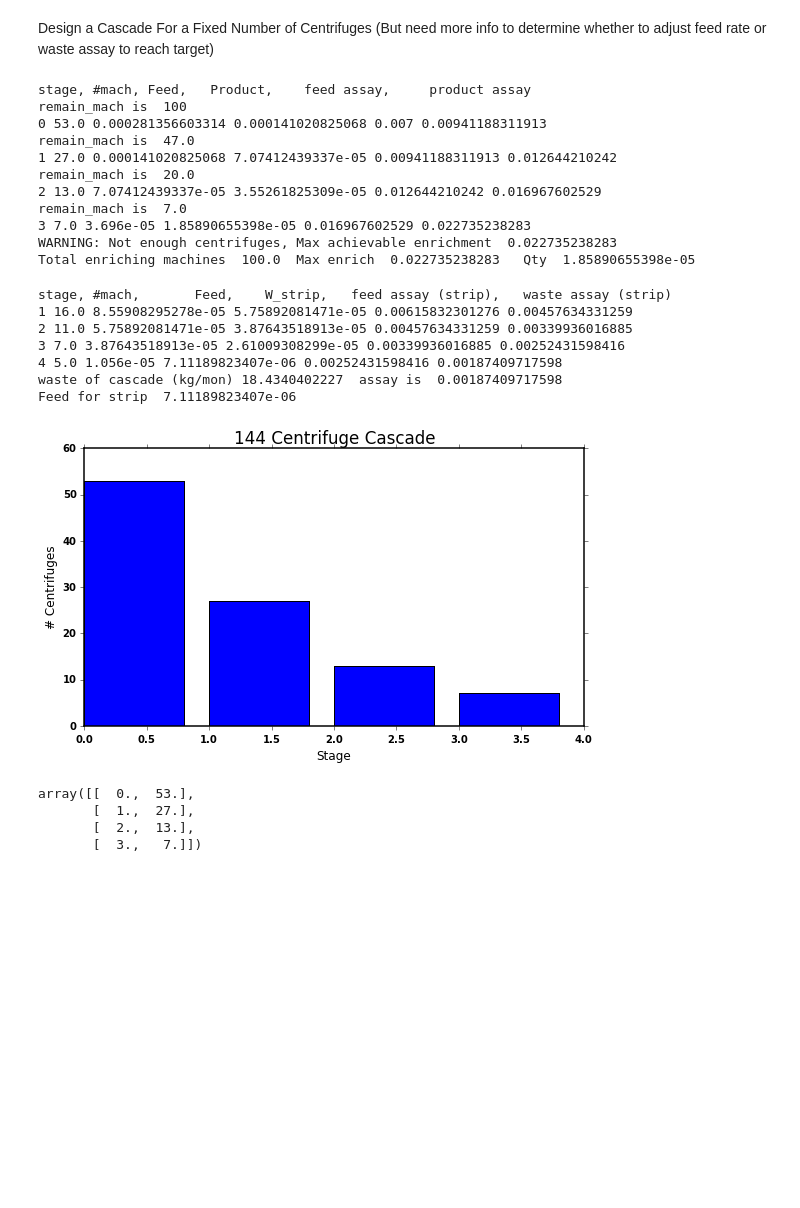
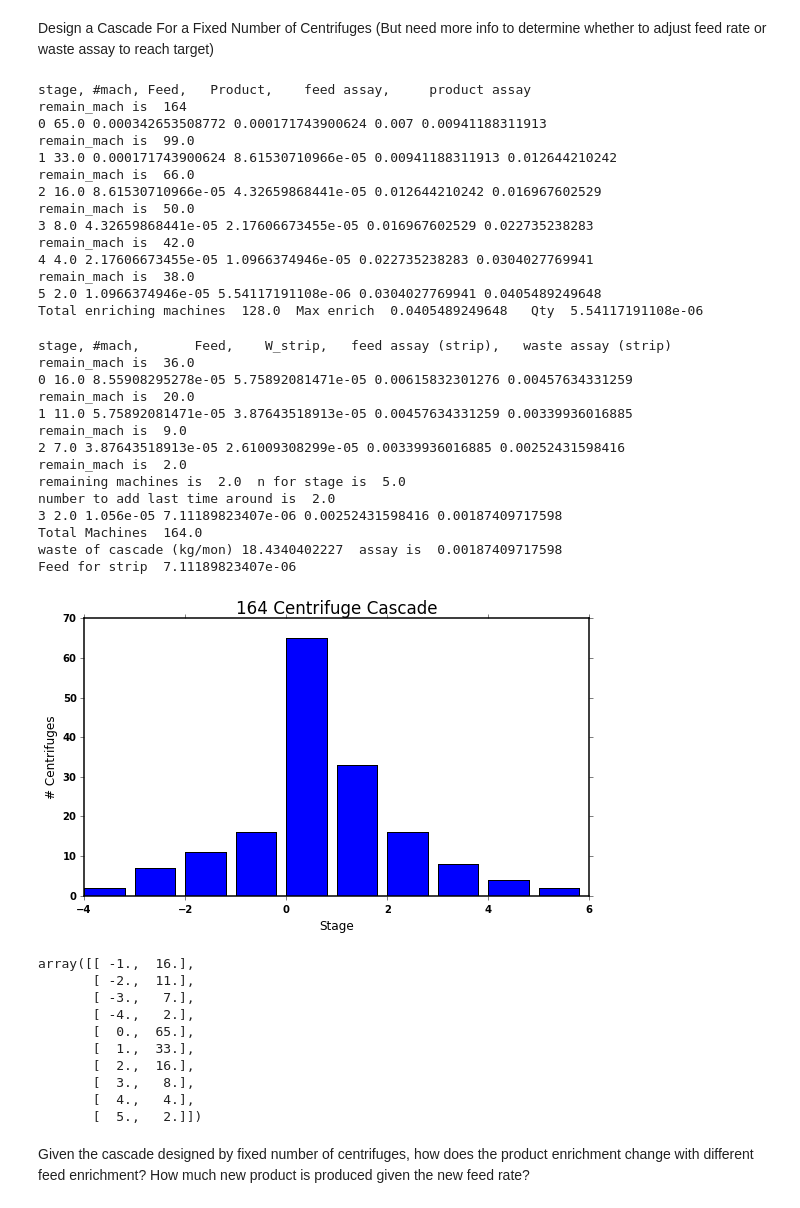
Before and after one commit to bam241/cvt_analysis, a Jupyter notebook: enrich_calcs/Enrichment_calculations.ipynb, the cells around one changed output. Saved outputs shown, nothing was run; the diff lists cells and outputs as text; code cells hidden in the pictures; blank space fills up the shorter version.

```diff
--- a/enrich_calcs/Enrichment_calculations.ipynb
+++ b/enrich_calcs/Enrichment_calculations.ipynb
@@ -162,14 +162,14 @@ Nf_strip = Nw_enr1
 print "stage, #mach,       Feed,    W_strip,   Nf_strip,   Nw_strip"
 strip_stages = []
 int_stages = True
-n_stage_str = 1
+n_stage_str = 0
 while (int_stages == True):
     n_mach_s= round(machines_per_strip_stage(alpha, del_U, F_strip))
     if (n_mach_s <= 1):
         int_stages = False
     Nw_strip = N_waste_by_alpha(alpha, Nf_strip)
     W_strip = waste_per_strip_stage(alpha, Nf_strip, Nw_strip, F_strip)
-    strip_stages.append([-1*n_stage_str,n_mach_s])
+    strip_stages.append([-1*(n_stage_str+1),n_mach_s])
     print n_stage_str, n_mach_s, F_strip, W_strip, Nf_strip, Nw_strip
     F_strip = W_strip
     Nf_strip = Nw_strip
@@ -368,7 +369,7 @@ while ((Nfs < p_assay) and (int_stages == True) and (int(remain_mach) > 0)):
     Nps = N_product_by_alpha(alpha, Nfs)
     Ps = product_per_enr_stage(alpha, Nfs, Nps, Fs)
     print n_stage_enr, cur_num, Fs, Ps,  Nfs, Nps
-    f_enrich_stages.append([n_stage_enr, n_mach_enr])
+    f_enrich_stages.append([n_stage_enr, cur_num])
     if (n_stage_enr == 1):
         W_enr1 = Fs - Ps
         Nw_enr1 = (Fs*Nfs - Ps*Nps)/W_enr1
@@ -380,16 +381,19 @@ if (Nps < p_assay):
 print "Total enriching machines ", cur_mach_tot, " Max enrich ", Nfs, "  Qty ", Fs
 # %% [output]
 stage, #mach, Feed,   Product,    feed assay,     product assay
-remain_mach is  100
-0 53.0 0.000281356603314 0.000141020825068 0.007 0.00941188311913
-remain_mach is  47.0
-1 27.0 0.000141020825068 7.07412439337e-05 0.00941188311913 0.012644210242
-remain_mach is  20.0
-2 13.0 7.07412439337e-05 3.55261825309e-05 0.012644210242 0.016967602529
-remain_mach is  7.0
-3 7.0 3.696e-05 1.85890655398e-05 0.016967602529 0.022735238283
-WARNING: Not enough centrifuges, Max achievable enrichment  0.022735238283
-Total enriching machines  100.0  Max enrich  0.022735238283   Qty  1.85890655398e-05
+remain_mach is  164
+0 65.0 0.000342653508772 0.000171743900624 0.007 0.00941188311913
+remain_mach is  99.0
+1 33.0 0.000171743900624 8.61530710966e-05 0.00941188311913 0.012644210242
+remain_mach is  66.0
+2 16.0 8.61530710966e-05 4.32659868441e-05 0.012644210242 0.016967602529
+remain_mach is  50.0
+3 8.0 4.32659868441e-05 2.17606673455e-05 0.016967602529 0.022735238283
+remain_mach is  42.0
+4 4.0 2.17606673455e-05 1.0966374946e-05 0.022735238283 0.0304027769941
+remain_mach is  38.0
+5 2.0 1.0966374946e-05 5.54117191108e-06 0.0304027769941 0.0405489249648
+Total enriching machines  128.0  Max enrich  0.0405489249648   Qty  5.54117191108e-06
 # %%
 epsilon = alpha - 1.0
 F_strip = W_enr1
@@ -400,7 +404,7 @@ Nf_strip = Nw_enr1
 print "stage, #mach,       Feed,    W_strip,   feed assay (strip),   waste assay (strip)"
 f_strip_stages = []
 int_stages = True
-n_stage_str = 1
+n_stage_str = 0
 if (remain_mach > 0):
     while ((int_stages == True) and (int(remain_mach) > 0)):
         print "remain_mach is ", remain_mach
@@ -411,10 +415,13 @@ if (remain_mach > 0):
         # so some of the product from stage N-1 will be siphoned off to reduce the total
         # feed into the last stage to be manageable. (this may not be a valid assumption)
         if (n_mach_s >= remain_mach) or (n_mach_s == 1):
+            print "remaining machines is ", remain_mach, " n for stage is ", n_mach_s
             F_strip = allowed_feed_per_stage(alpha, del_U, remain_mach)
-            cur_mach_tot += (remain_mach if (n_mach_s >= remain_mach) else n_mach_s)
+            n_to_add = (remain_mach if (n_mach_s >= remain_mach) else n_mach_s)
+            print "number to add last time around is ", n_to_add
+            cur_mach_tot += n_to_add
             int_stages = False
-            cur_num = remain_mach
+            cur_num = n_to_add
             remain_mach = 0
         else:
             cur_mach_tot += n_mach_s
@@ -422,8 +429,8 @@ if (remain_mach > 0):
             cur_num = n_mach_s
         Nw_strip = N_waste_by_alpha(alpha, Nf_strip)
         W_strip = waste_per_strip_stage(alpha, Nf_strip, Nw_strip, F_strip)
-        f_strip_stages.append([-1*n_stage_str,n_mach_s])
-        print n_stage_str, n_mach_s, F_strip, W_strip, Nf_strip, Nw_strip
+        f_strip_stages.append([-1*(n_stage_str+1), cur_num])
+        print n_stage_str, cur_num, F_strip, W_strip, Nf_strip, Nw_strip
         F_strip = W_strip
         Nf_strip = Nw_strip
         n_stage_str+=1
@@ -435,30 +442,46 @@ print "waste of cascade (kg/mon)" , W_strip*60*60*24*30, " assay is ", Nw_strip
 print "Feed for strip ", F_strip
 # %% [output]
 stage, #mach,       Feed,    W_strip,   feed assay (strip),   waste assay (strip)
-1 16.0 8.55908295278e-05 5.75892081471e-05 0.00615832301276 0.00457634331259
-2 11.0 5.75892081471e-05 3.87643518913e-05 0.00457634331259 0.00339936016885
-3 7.0 3.87643518913e-05 2.61009308299e-05 0.00339936016885 0.00252431598416
-4 5.0 1.056e-05 7.11189823407e-06 0.00252431598416 0.00187409717598
+remain_mach is  36.0
+0 16.0 8.55908295278e-05 5.75892081471e-05 0.00615832301276 0.00457634331259
+remain_mach is  20.0
+1 11.0 5.75892081471e-05 3.87643518913e-05 0.00457634331259 0.00339936016885
+remain_mach is  9.0
+2 7.0 3.87643518913e-05 2.61009308299e-05 0.00339936016885 0.00252431598416
+remain_mach is  2.0
+remaining machines is  2.0  n for stage is  5.0
+number to add last time around is  2.0
+3 2.0 1.056e-05 7.11189823407e-06 0.00252431598416 0.00187409717598
+Total Machines  164.0
 waste of cascade (kg/mon) 18.4340402227  assay is  0.00187409717598
 Feed for strip  7.11189823407e-06
 # %%
 f_all_stages = np.array(f_strip_stages + f_enrich_stages)
-n_centrifuges = np.sum(all_stages[:,1], axis=0)
+f_n_centrifuges = np.sum(f_all_stages[:,1], axis=0)
 
 bar_width = 0.8
 bar_res = plt.bar(f_all_stages[:,0], f_all_stages[:,1], bar_width)
 
 plt.xlabel('Stage')
 plt.ylabel('# Centrifuges')
-plt.title(str(int(n_centrifuges)) + " Centrifuge Cascade")
+plt.title(str(int(f_n_centrifuges)) + " Centrifuge Cascade")
 plt.legend()
 
 plt.tight_layout()
 plt.show()
 f_all_stages
 # %% [output]
-[figure, old version]
+[figure, new version]
-array([[  0.,  53.],
-       [  1.,  27.],
-       [  2.,  13.],
-       [  3.,   7.]])
+array([[ -1.,  16.],
+       [ -2.,  11.],
+       [ -3.,   7.],
+       [ -4.,   2.],
+       [  0.,  65.],
+       [  1.,  33.],
+       [  2.,  16.],
+       [  3.,   8.],
+       [  4.,   4.],
+       [  5.,   2.]])
+# %% [markdown]
+Given the cascade designed by fixed number of centrifuges, how does the product enrichment change with different feed enrichment?
+How much new product is produced given the new feed rate?
```
Also changed, not shown: parts of 6 cells of this notebook.
